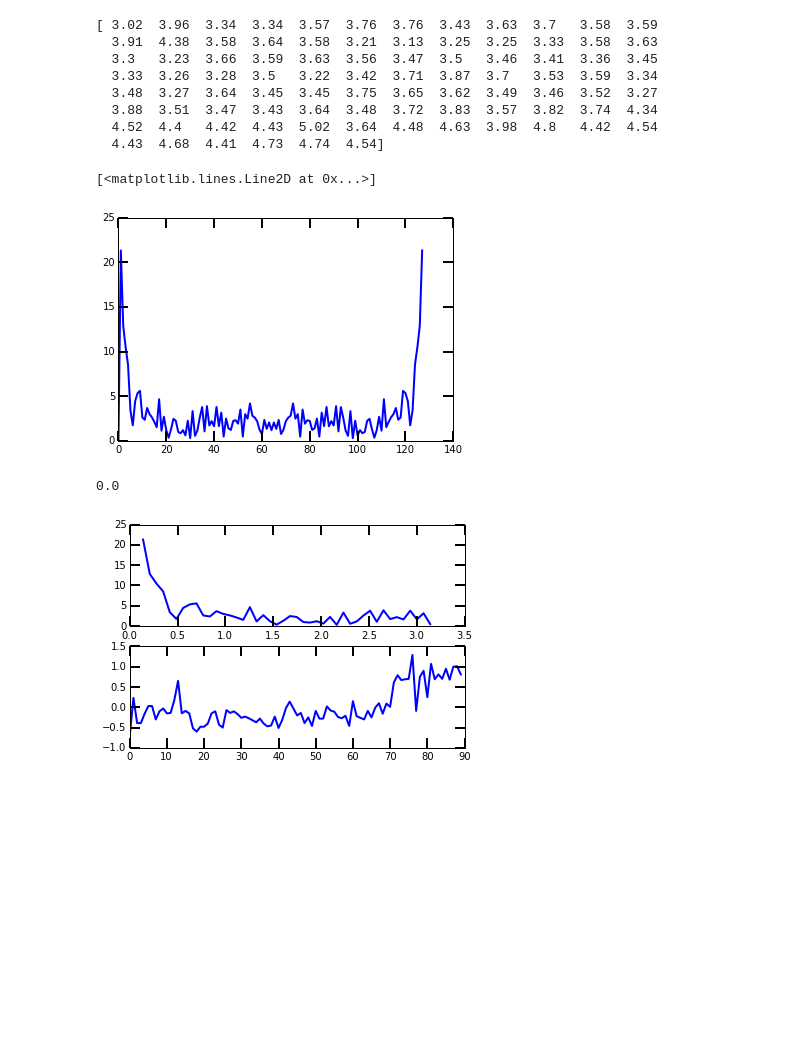
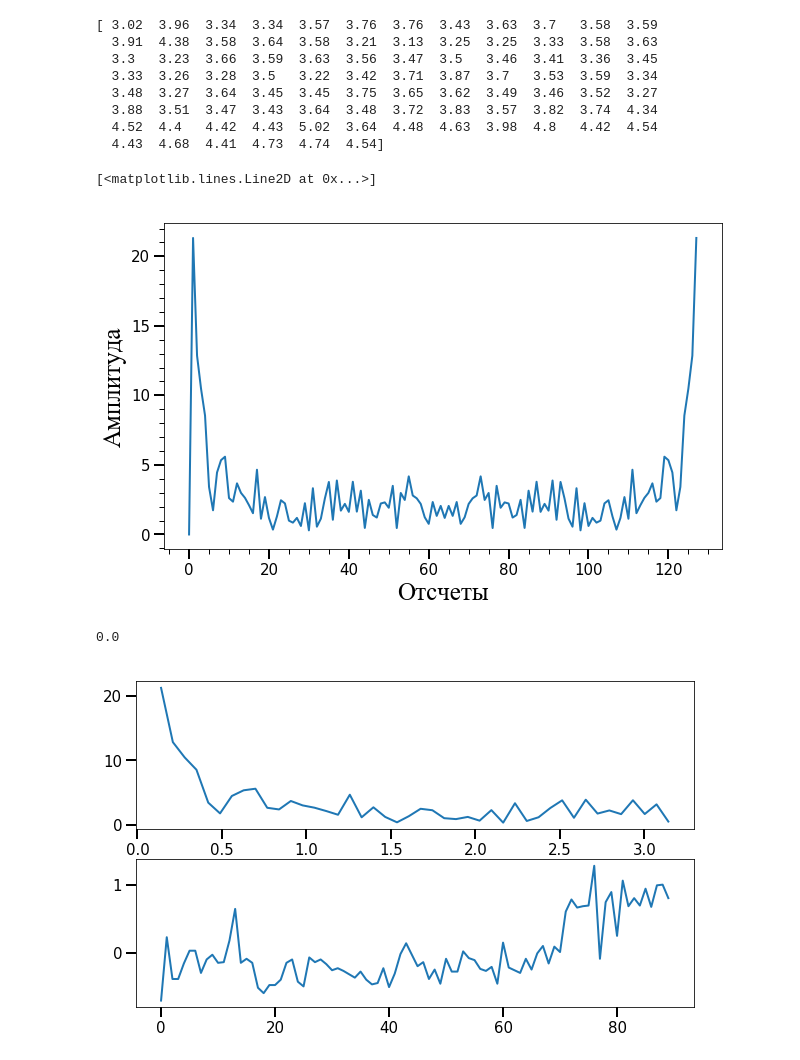
Before and after one commit to Bessarabf/recipePY, a Jupyter notebook: Wavelet/Wavelet_2010.ipynb, the cells around one changed output. Saved outputs shown, nothing was run; the diff lists cells and outputs as text; code cells hidden in the pictures; blank space fills up the shorter version.

```diff
--- a/Wavelet/Wavelet_2010.ipynb
+++ b/Wavelet/Wavelet_2010.ipynb
@@ -36,13 +34,33 @@ t=arange(N)
 #print y
 #print sum(fof2)
 #print N
-# %%
-Y=scipy.fftpack.fft(y)
-plot(abs(Y))
-#print Y
-# %% [output]
-[<matplotlib.lines.Line2D at 0x...>]
-[figure, removed]
+# %%
+xminorLocator = MultipleLocator(5)
+yminorLocator = MultipleLocator(1)
+fig, ax = plt.subplots()
+ax.xaxis.set_minor_locator(xminorLocator)
+ax.yaxis.set_minor_locator(yminorLocator)
+#xlim(0,85,5)
+#ylim(0,width.max(),1)
+plt.xlabel(u'Отсчеты', {'fontname':'Times New Roman'},size=25, color='black') #подпись осей
+plt.ylabel(u'Амплитуда',  {'fontname':'Times New Roman'},size=25, color='black')
+rcParams['figure.figsize'] = (10, 6) #размер картинки
+rcParams['lines.linewidth'] = 2 #ширина линии
+rcParams['font.size']= 15 #размер шрифта
+rcParams['xtick.major.size'] = 10
+rcParams['xtick.major.width'] = 2
+rcParams['xtick.minor.size'] = 5
+rcParams['xtick.minor.width'] = 1
+rcParams['ytick.major.size'] = 10
+rcParams['ytick.major.width'] = 2
+rcParams['ytick.minor.size'] = 5
+rcParams['ytick.minor.width'] = 1
+Y=scipy.fftpack.fft(y)
+plot(abs(Y))
+#print Y
+# %% [output]
+[<matplotlib.lines.Line2D at 0x...>]
+[figure, added]
 # %%
 dt=1
 Fmax=pi/dt
@@ -55,7 +73,7 @@ plot(t,y[:N])
 print(abs(Y[0]))
 # %% [output]
 0.0
-[figure, old version]
+[figure, new version]
 # %%
 #majorLocator = MultipleLocator(20)
 #majorFormatter = FormatStrFormatter('%d')
```
Also changed, not shown: parts of 2 cells of this notebook, 35 other files.
